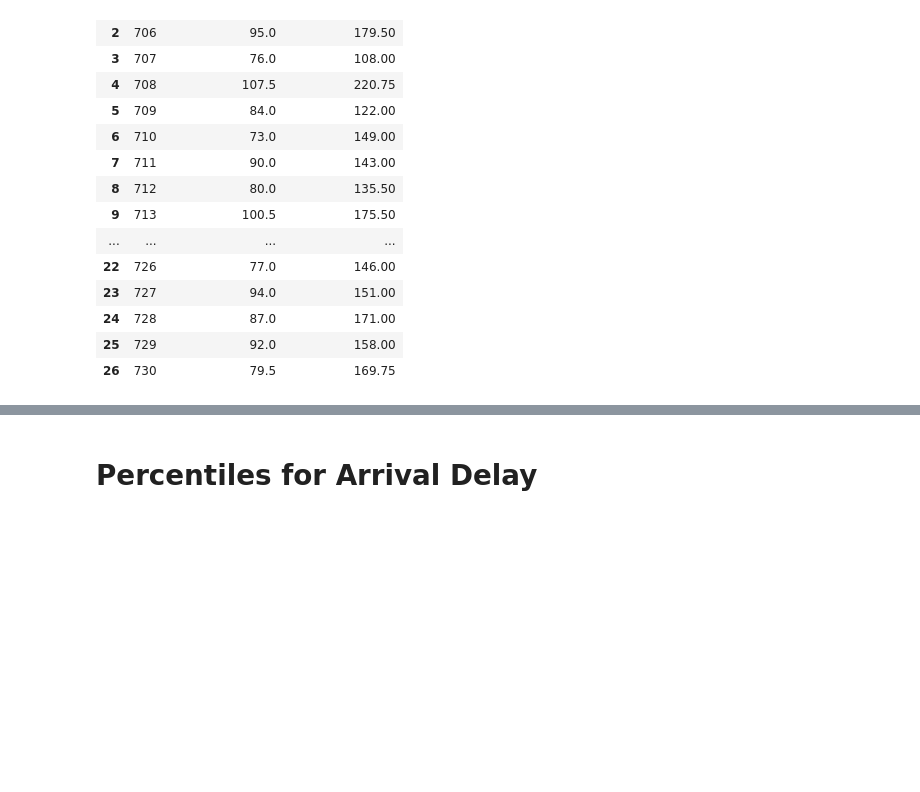
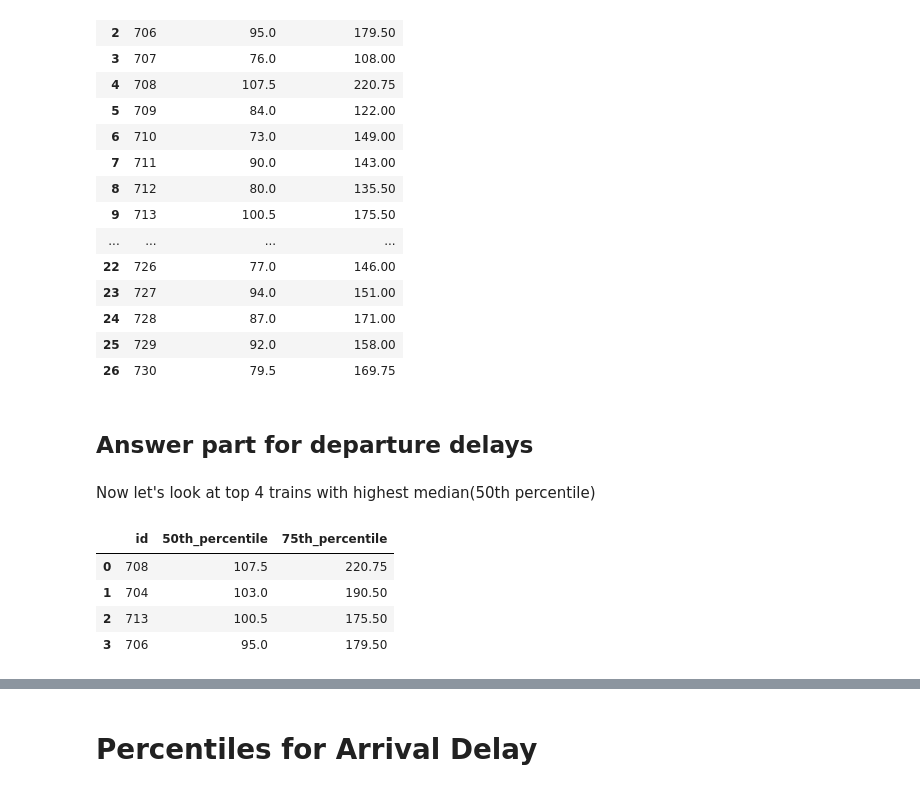
Before and after one commit to FurkanKarakas/dslab-homework-1, a Jupyter notebook: notebooks/DSLab_homework-1.ipynb, the cells around one changed output, grey strips where cells are left out. Drawn from its saved outputs; the diff is of its cells as text; code cells hidden in the pictures; blank space fills up the shorter version.

Commit message:
answers for d ii

```diff
--- a/notebooks/DSLab_homework-1.ipynb
+++ b/notebooks/DSLab_homework-1.ipynb
@@ -599,3 +612,22 @@ df_percentiles_departure
 | 24 | 728 | 87.0 | 171.00 |
 | 25 | 729 | 92.0 | 158.00 |
 | 26 | 730 | 79.5 | 169.75 |
+# %% [markdown]
+## Answer part for departure delays
+# %% [markdown]
+Now let's look at top 4 trains with highest median(50th percentile)
+# %%
+query = """
+SELECT  id, 50th_percentile, 75th_percentile
+FROM {0}.sbb_percentiles_lausanne_departure
+ORDER BY 50th_percentile desc
+limit 4
+
+""".format(username)
+pd.read_sql(query, conn)
+# %% [output]
+|  | id | 50th_percentile | 75th_percentile |
+| 0 | 708 | 107.5 | 220.75 |
+| 1 | 704 | 103.0 | 190.50 |
+| 2 | 713 | 100.5 | 175.50 |
+| 3 | 706 | 95.0 | 179.50 |
```
Also changed, not shown: parts of 11 cells of this notebook.
